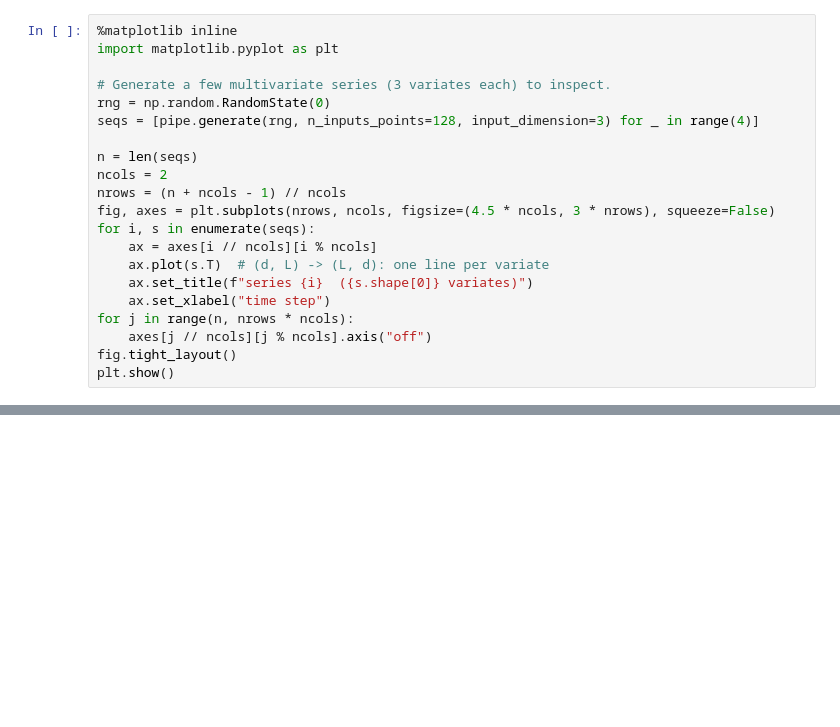
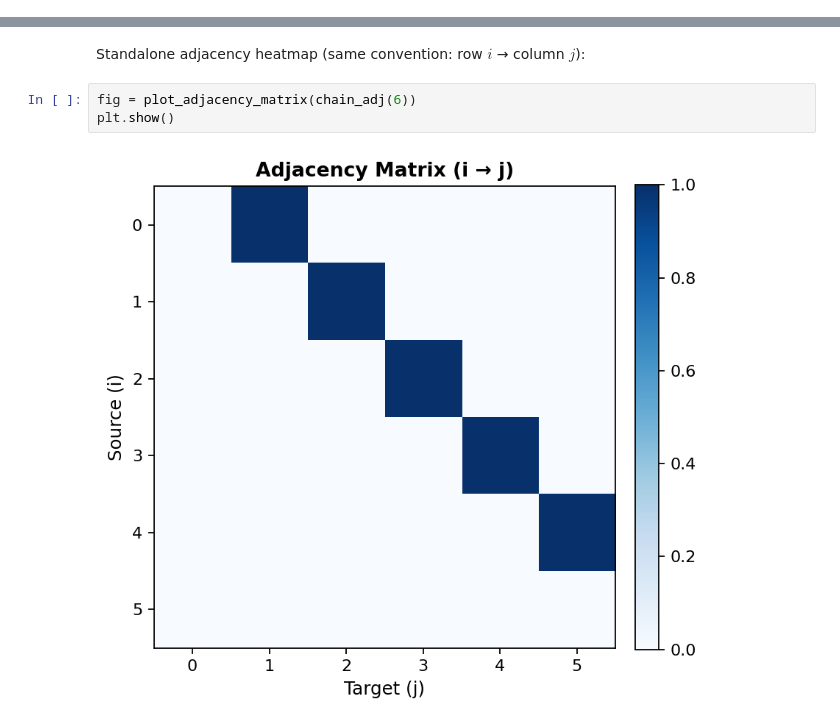
Before and after one commit to wwhenxuan/S2Generator, a Jupyter notebook: examples/scm/cauker.ipynb, the cells around one changed output, grey strips where cells are left out. Cells and saved outputs as stored; diff of their text form; blank space fills up the shorter version.

```diff
--- a/examples/scm/cauker.ipynb
+++ b/examples/scm/cauker.ipynb
@@ -96,21 +0,0 @@ subplot.
-# %%
-%matplotlib inline
-import matplotlib.pyplot as plt
-
-# Generate a few multivariate series (3 variates each) to inspect.
-rng = np.random.RandomState(0)
-seqs = [pipe.generate(rng, n_inputs_points=128, input_dimension=3) for _ in range(4)]
-
-n = len(seqs)
-ncols = 2
-nrows = (n + ncols - 1) // ncols
-fig, axes = plt.subplots(nrows, ncols, figsize=(4.5 * ncols, 3 * nrows), squeeze=False)
-for i, s in enumerate(seqs):
-    ax = axes[i // ncols][i % ncols]
-    ax.plot(s.T)  # (d, L) -> (L, d): one line per variate
-    ax.set_title(f"series {i}  ({s.shape[0]} variates)")
-    ax.set_xlabel("time step")
-for j in range(n, nrows * ncols):
-    axes[j // ncols][j % ncols].axis("off")
-fig.tight_layout()
-plt.show()
@@ -118,0 +165,7 @@ plt.show()
+# %% [markdown]
+Standalone adjacency heatmap (same convention: row $i$ → column $j$):
+# %%
+fig = plot_adjacency_matrix(chain_adj(6))
+plt.show()
+# %% [output]
+[figure, added]
```
Also changed, not shown: parts of 36 cells of this notebook, 6 other files.
